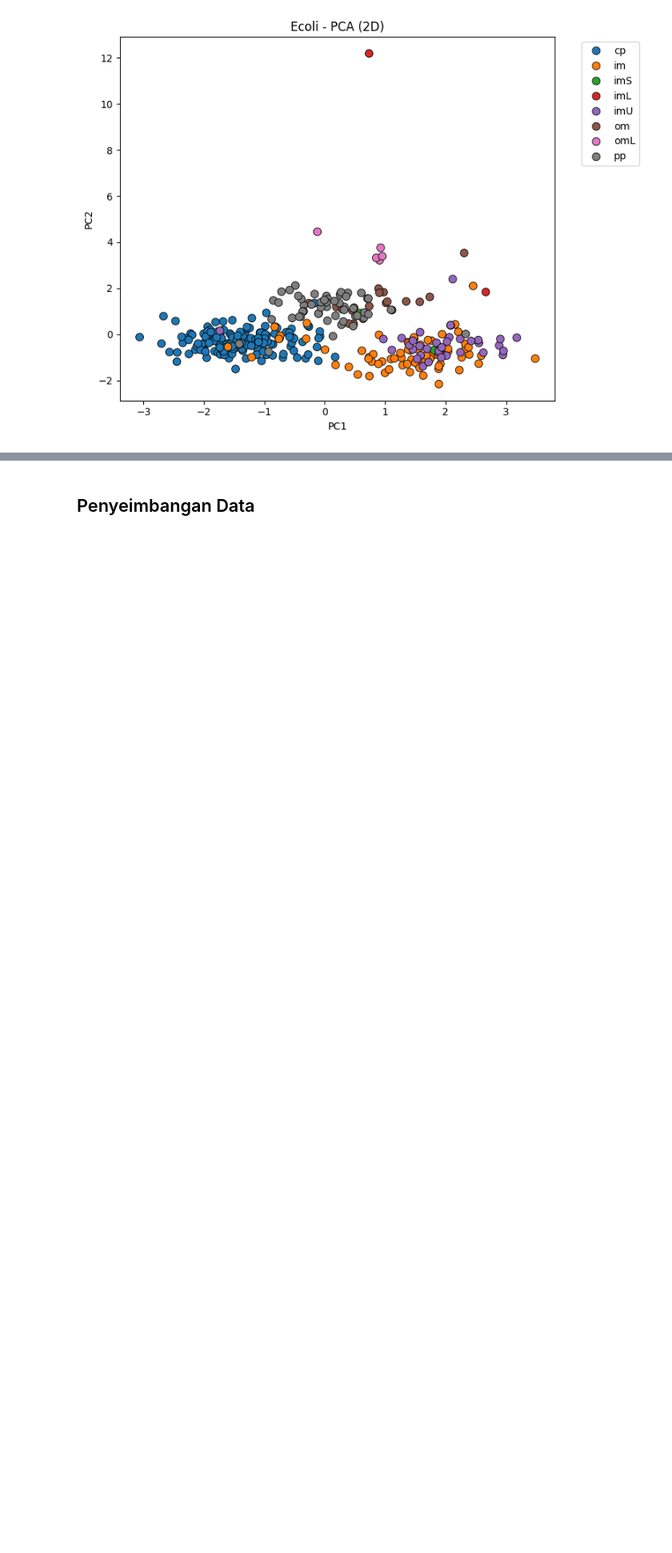
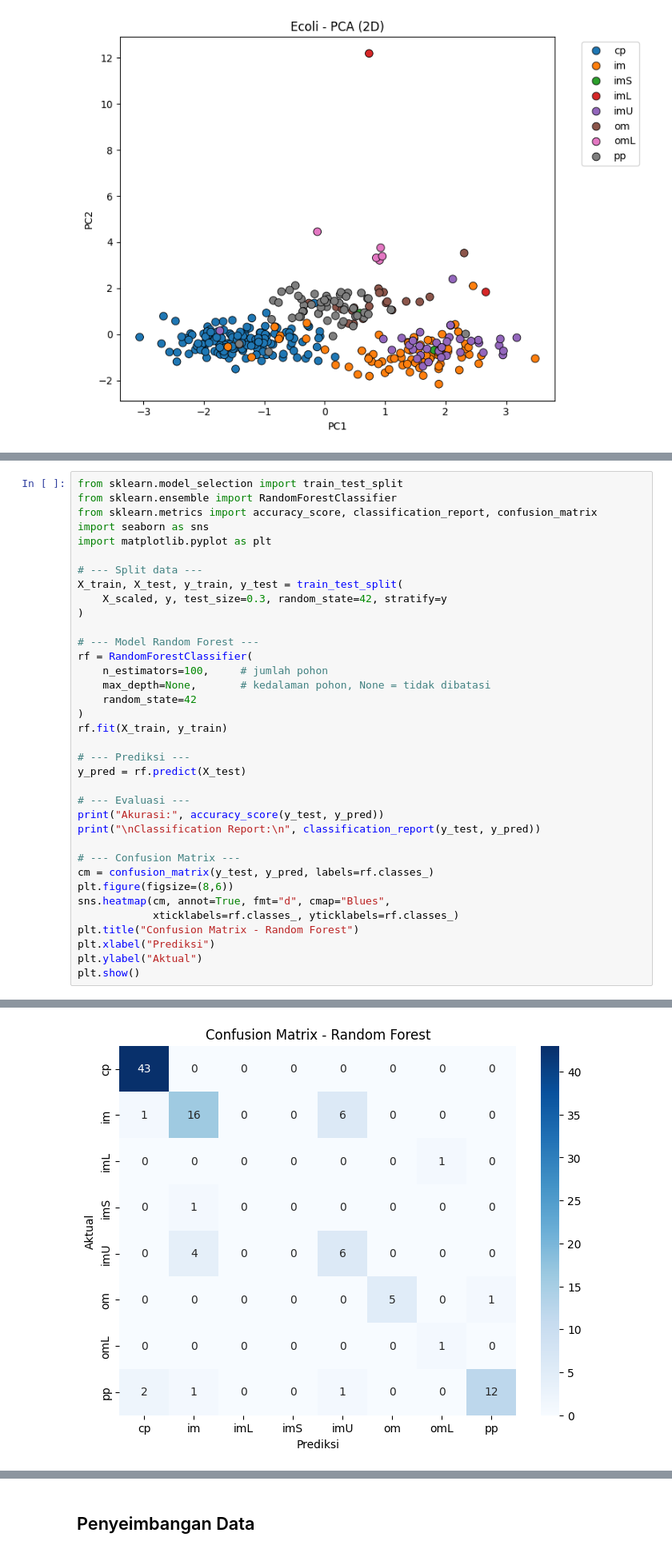
Before and after one commit to HERLYNABILASAHQIPUTRIWANDANI/PSD, a Jupyter notebook: _sources/penyeimbangdata.ipynb, the cells around one changed output, grey strips where cells are left out. Shown at 80% size. Saved outputs shown, nothing was run; the diff lists cells and outputs as text; blank space fills up the shorter version.

```diff
--- a/_sources/penyeimbangdata.ipynb
+++ b/_sources/penyeimbangdata.ipynb
@@ -135,0 +236,37 @@ plt.show()
+# %%
+from sklearn.model_selection import train_test_split
+from sklearn.ensemble import RandomForestClassifier
+from sklearn.metrics import accuracy_score, classification_report, confusion_matrix
+import seaborn as sns
+import matplotlib.pyplot as plt
+
+# --- Split data ---
+X_train, X_test, y_train, y_test = train_test_split(
+    X_scaled, y, test_size=0.3, random_state=42, stratify=y
+)
+
+# --- Model Random Forest ---
+rf = RandomForestClassifier(
+    n_estimators=100,     # jumlah pohon
+    max_depth=None,       # kedalaman pohon, None = tidak dibatasi
+    random_state=42
+)
+rf.fit(X_train, y_train)
+
+# --- Prediksi ---
+y_pred = rf.predict(X_test)
+
+# --- Evaluasi ---
+print("Akurasi:", accuracy_score(y_test, y_pred))
+print("\nClassification Report:\n", classification_report(y_test, y_pred))
+
+# --- Confusion Matrix ---
+cm = confusion_matrix(y_test, y_pred, labels=rf.classes_)
+plt.figure(figsize=(8,6))
+sns.heatmap(cm, annot=True, fmt="d", cmap="Blues",
+            xticklabels=rf.classes_, yticklabels=rf.classes_)
+plt.title("Confusion Matrix - Random Forest")
+plt.xlabel("Prediksi")
+plt.ylabel("Aktual")
+plt.show()
+# %% [output]
@@ -135,0 +290 @@ plt.show()
+[figure, added]
```
Also changed, not shown: parts of 43 cells of this notebook, 17 other files.
